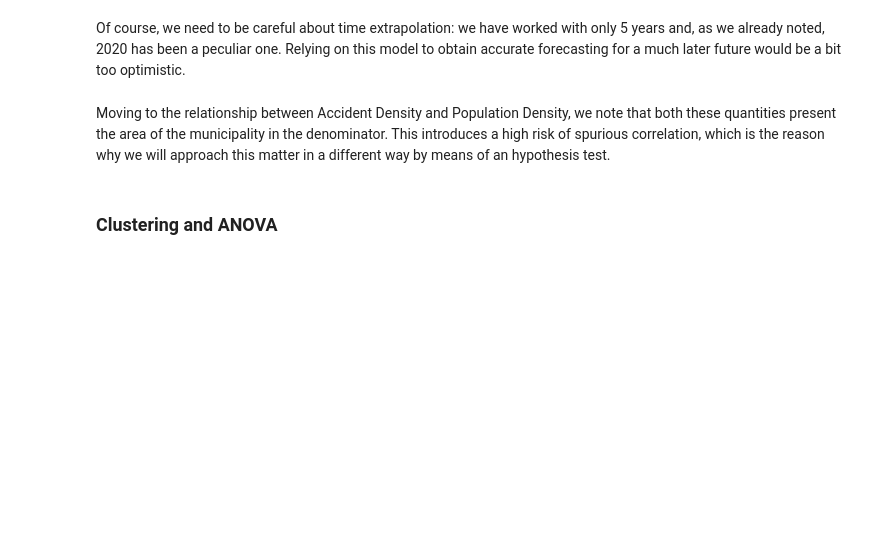
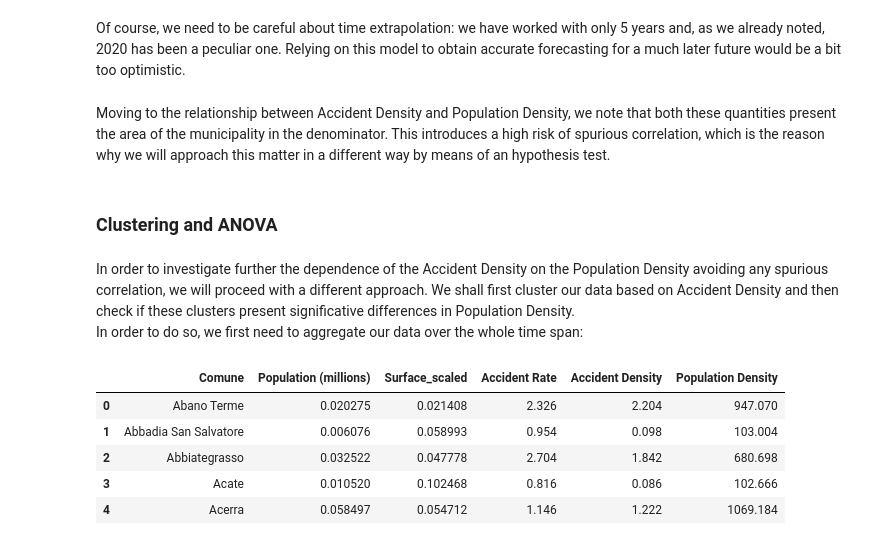
Before and after one commit to MarcoTosoni/boolean_project, a Jupyter notebook: data_analysis.ipynb, the cells around one changed output. Cells and saved outputs as stored; diff of their text form; code cells hidden in the pictures; blank space fills up the shorter version.

```diff
--- a/data_analysis.ipynb
+++ b/data_analysis.ipynb
@@ -828,3 +832,23 @@ Of course, we need to be careful about time extrapolation: we have worked with o
 Moving to the relationship between Accident Density and Population Density, we note that both these quantities present the area of the municipality in the denominator. This introduces a high risk of spurious correlation, which is the reason why we will approach this matter in a different way by means of an hypothesis test.
 # %% [markdown]
 ### Clustering and ANOVA
+# %% [markdown]
+In order to investigate further the dependence of the Accident Density on the Population Density avoiding any spurious correlation, we will proceed with a different approach. We shall first cluster our data based on Accident Density and then check if these clusters present significative differences in Population Density. \
+In order to do so, we first need to aggregate our data over the whole time span:
+# %%
+target_cluster = target_ols.groupby('Comune').agg({
+    'Population (millions)':'mean',
+    'Surface_scaled':'mean',
+    'Accident Rate':'mean',
+    'Accident Density':'mean',
+    'Population Density':'mean'
+})
+target_cluster.reset_index(inplace=True)
+target_cluster.head()
+# %% [output]
+|  | Comune | Population (millions) | Surface_scaled | Accident Rate | Accident Density | Population Density |
+| 0 | Abano Terme | 0.020275 | 0.021408 | 2.326 | 2.204 | 947.070 |
+| 1 | Abbadia San Salvatore | 0.006076 | 0.058993 | 0.954 | 0.098 | 103.004 |
+| 2 | Abbiategrasso | 0.032522 | 0.047778 | 2.704 | 1.842 | 680.698 |
+| 3 | Acate | 0.010520 | 0.102468 | 0.816 | 0.086 | 102.666 |
+| 4 | Acerra | 0.058497 | 0.054712 | 1.146 | 1.222 | 1069.184 |
```
Also changed, not shown: parts of 5 cells of this notebook, 1 other file.
